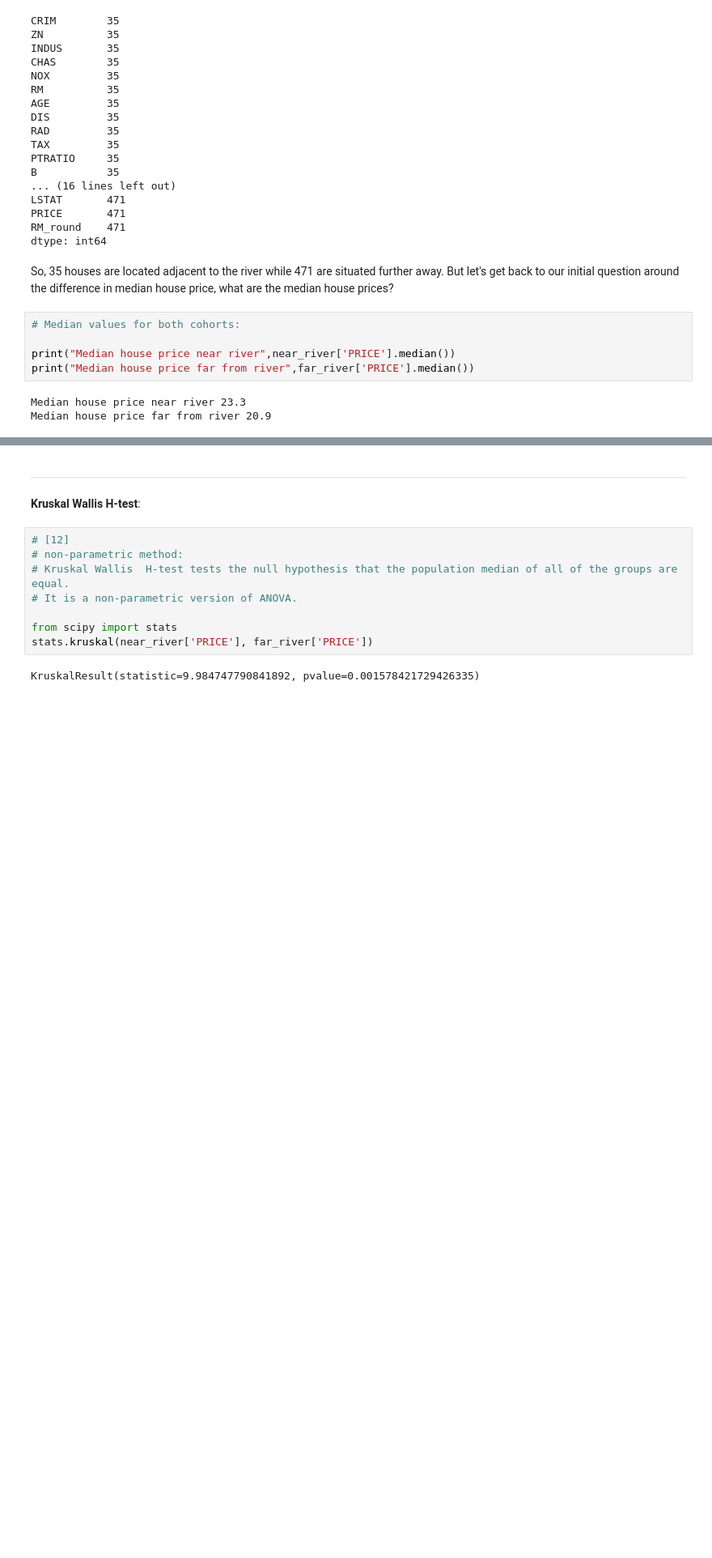
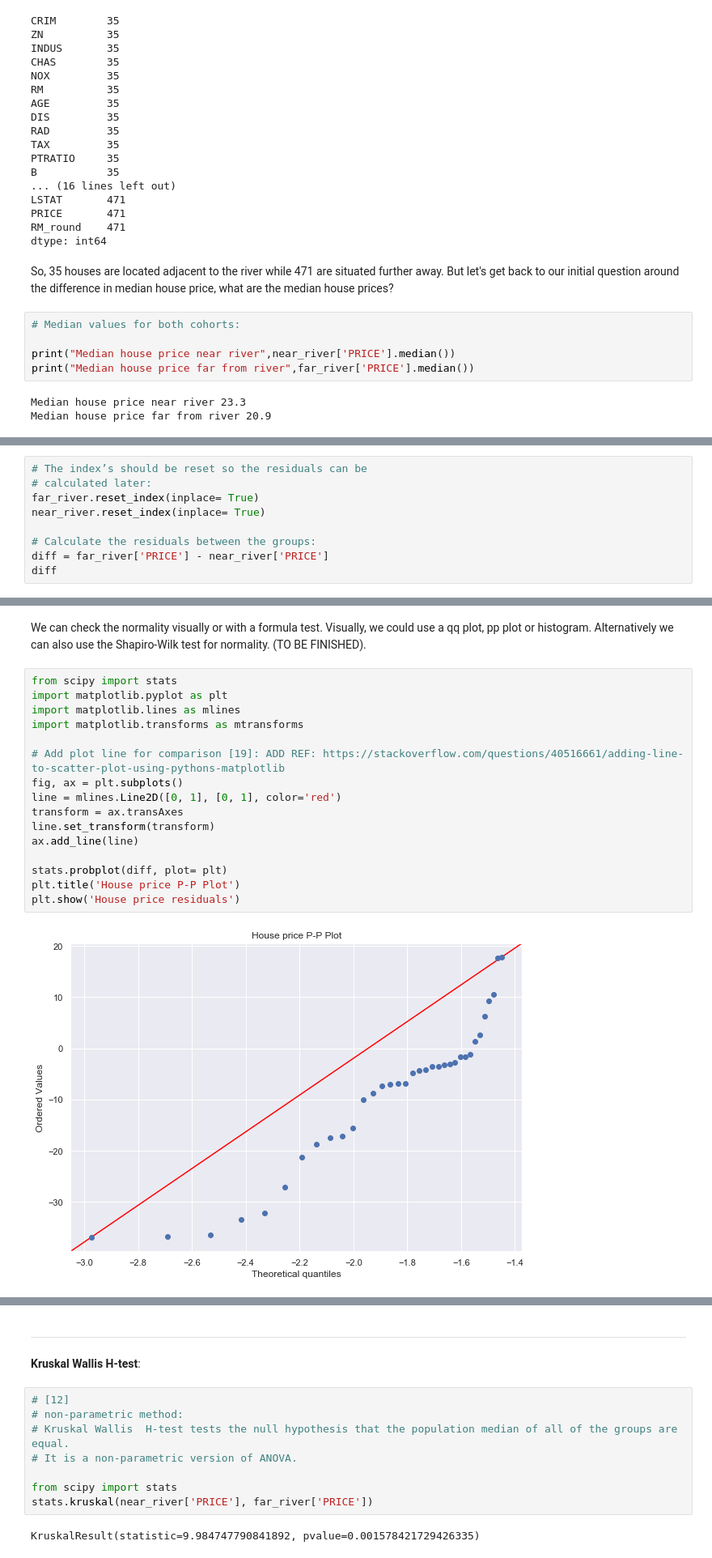
Before and after one commit to Datagatherer2357/Machine-Learning-and-Statistics-2019-Assessment, a Jupyter notebook: Machine-Learning-and-Statistics-2019-Assessment.ipynb, the cells around one changed output, grey strips where cells are left out. Shown at 81% size. Saved outputs shown, nothing was run; the diff lists cells and outputs as text; blank space fills up the shorter version.

Commit message:
amended errors and conducted assumptions checks

```diff
--- a/Machine-Learning-and-Statistics-2019-Assessment.ipynb
+++ b/Machine-Learning-and-Statistics-2019-Assessment.ipynb
@@ -666,0 +694,9 @@ The typical choice of median test is either a *Kruskal Wallis H-test* or a *Mood
+# %%
+# The index’s should be reset so the residuals can be
+# calculated later:
+far_river.reset_index(inplace= True)
+near_river.reset_index(inplace= True)
+
+# Calculate the residuals between the groups:
+diff = far_river['PRICE'] - near_river['PRICE']
+diff
@@ -666,0 +716,20 @@ The typical choice of median test is either a *Kruskal Wallis H-test* or a *Mood
+# %% [markdown]
+We can check the normality visually or with a formula test. Visually, we could use a qq plot, pp plot or histogram. Alternatively we can also use the Shapiro-Wilk test for normality. (TO BE FINISHED).
+# %%
+from scipy import stats
+import matplotlib.pyplot as plt
+import matplotlib.lines as mlines
+import matplotlib.transforms as mtransforms
+
+# Add plot line for comparison [19]: ADD REF: https://stackoverflow.com/questions/40516661/adding-line-to-scatter-plot-using-pythons-matplotlib
+fig, ax = plt.subplots()
+line = mlines.Line2D([0, 1], [0, 1], color='red')
+transform = ax.transAxes
+line.set_transform(transform)
+ax.add_line(line)
+
+stats.probplot(diff, plot= plt)
+plt.title('House price P-P Plot')
+plt.show('House price residuals')
+# %% [output]
+[figure, added]
```
Also changed, not shown: parts of 21 cells of this notebook, 1 other file.
